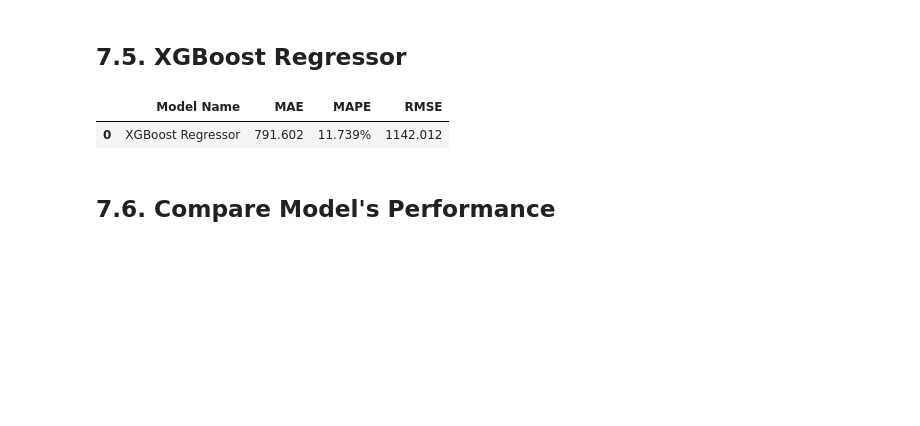
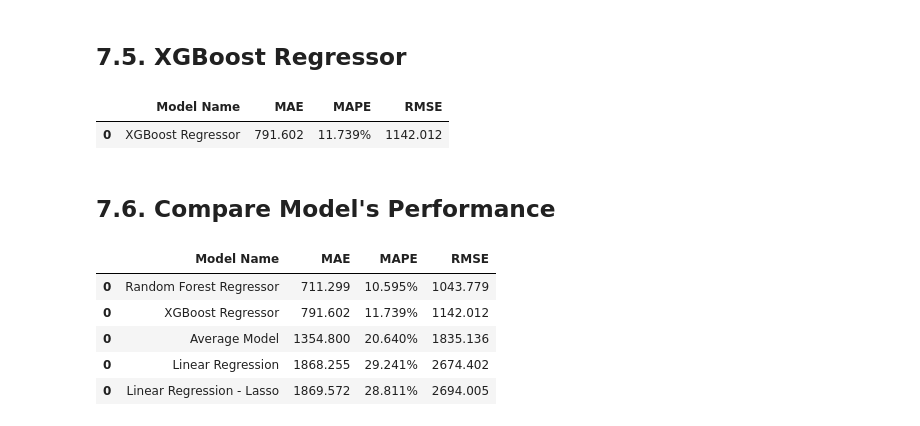
Before and after one commit to EdinanMarinho/Data_Science_em_Producao, a Jupyter notebook: m07_v01_store_sales_prediction.ipynb, the cells around one changed output. Drawn from its saved outputs; the diff is of its cells as text; code cells hidden in the pictures; blank space fills up the shorter version.

Commit message:
Analise performance modelos

```diff
--- a/m07_v01_store_sales_prediction.ipynb
+++ b/m07_v01_store_sales_prediction.ipynb
@@ -1168,3 +1168,13 @@ xgb_result
 | 0 | XGBoost Regressor | 791.602 | 11.739% | 1142.012 |
 # %% [markdown]
 ## 7.6. Compare Model's Performance
+# %%
+modelling_result = pd.concat( [baseline_result, lr_result, lrr_result, rf_result, xgb_result] )
+modelling_result.sort_values( 'RMSE')
+# %% [output]
+|  | Model Name | MAE | MAPE | RMSE |
+| 0 | Random Forest Regressor | 711.299 | 10.595% | 1043.779 |
+| 0 | XGBoost Regressor | 791.602 | 11.739% | 1142.012 |
+| 0 | Average Model | 1354.800 | 20.640% | 1835.136 |
+| 0 | Linear Regression | 1868.255 | 29.241% | 2674.402 |
+| 0 | Linear Regression - Lasso | 1869.572 | 28.811% | 2694.005 |
```
